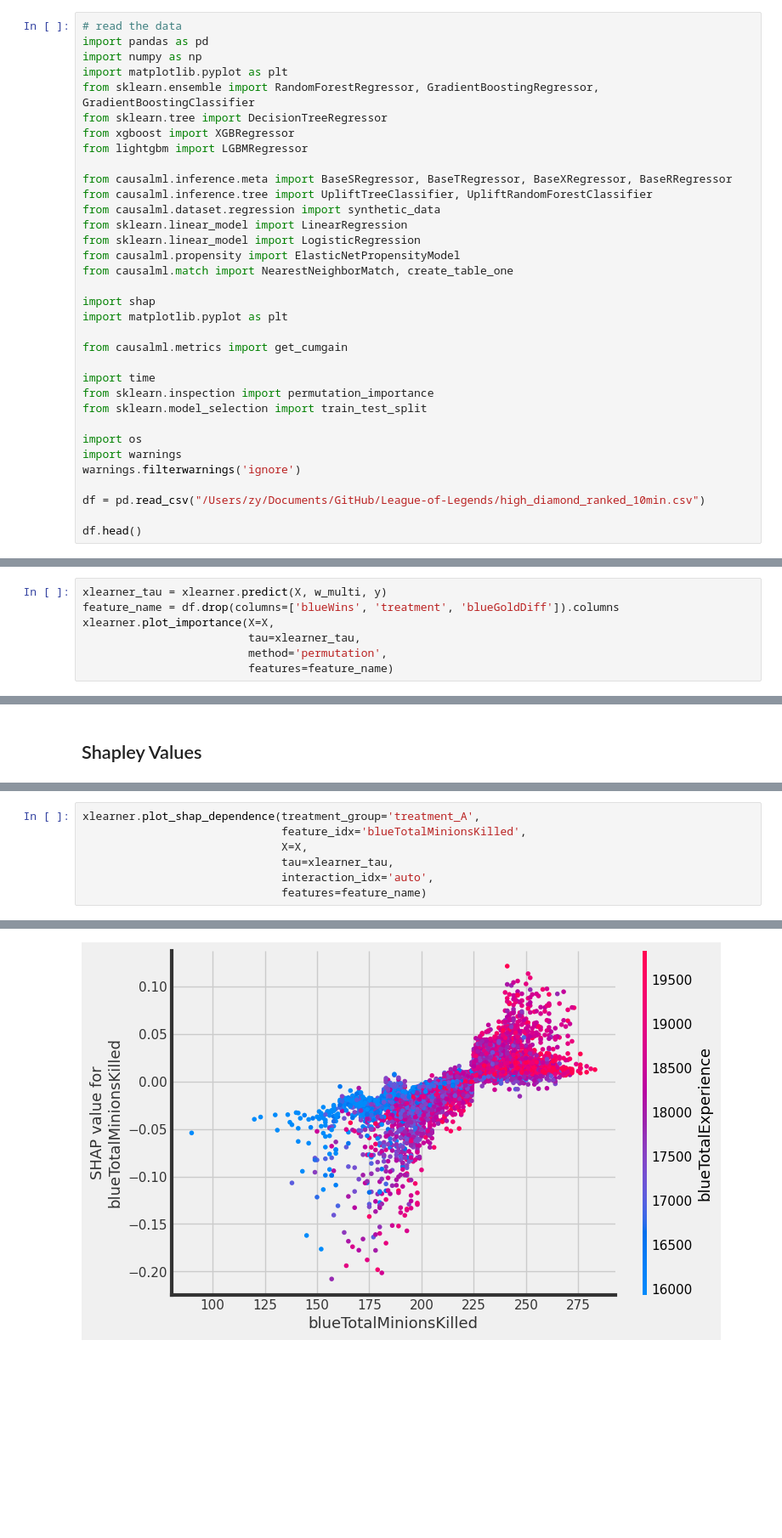
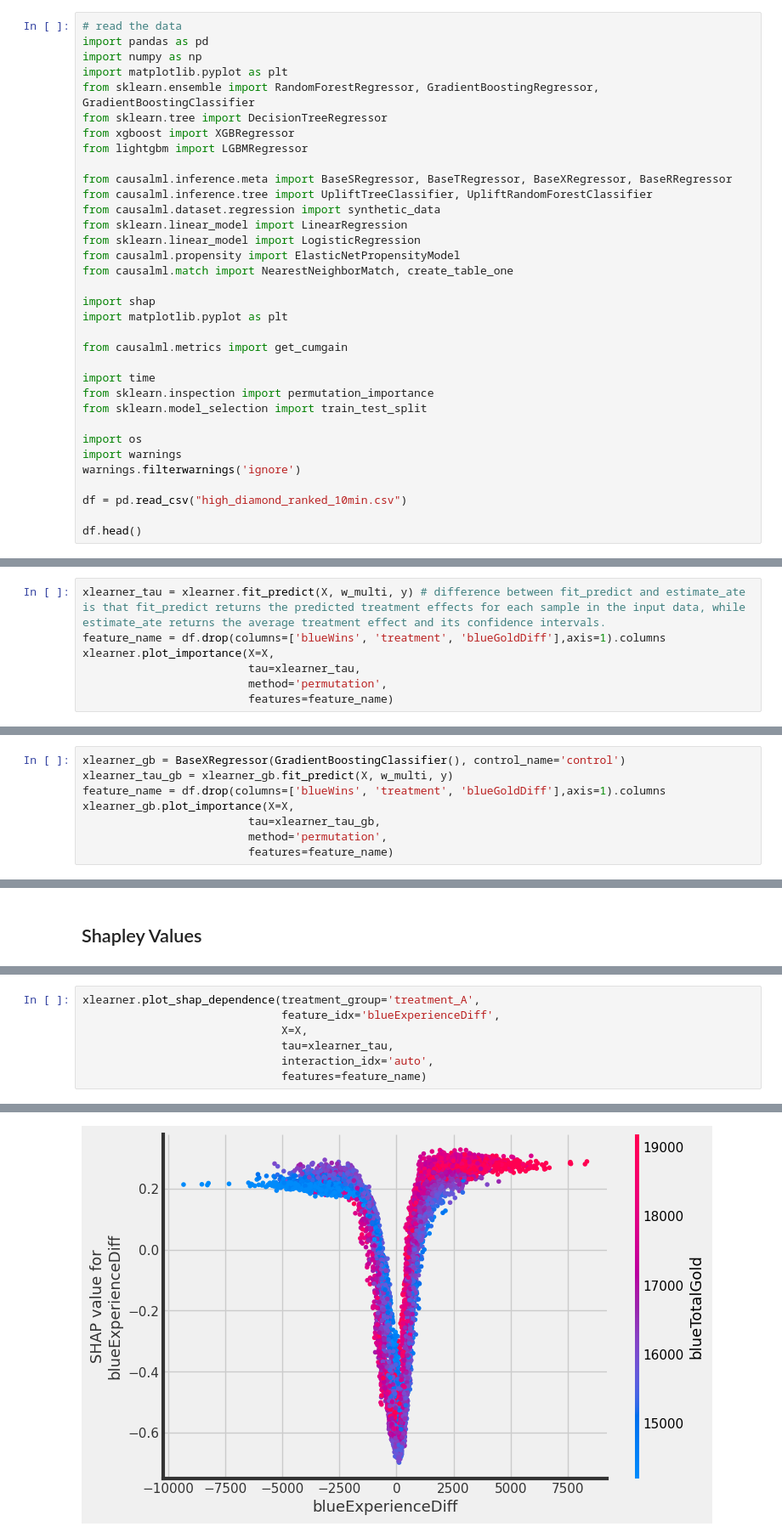
Before and after one commit to McGill-MMA-EnterpriseAnalytics/League-of-Legends, a Jupyter notebook: CasualInference.ipynb, the cells around one changed output, grey strips where cells are left out. Shown at 85% size. Drawn from its saved outputs; the diff is of its cells as text; blank space fills up the shorter version.

```diff
--- a/CasualInference.ipynb
+++ b/CasualInference.ipynb
@@ -32,7 +32,7 @@ import os
 import warnings
 warnings.filterwarnings('ignore')
 
-df = pd.read_csv("/Users/zy/Documents/GitHub/League-of-Legends/high_diamond_ranked_10min.csv")
+df = pd.read_csv("high_diamond_ranked_10min.csv")
 
 df.head()
 # %% [output]
@@ -436,8 +497,8 @@ Estimated ATE on test set: 0.7905079941538671 (95% CI: 0.7454045149995441, 0.835
 ## Feature Importance (method = `permutation`)
 Permutation importance is a model-agnostic method and is often used to get a more reliable estimate of feature importance because it accounts for interactions between features and doesn't rely on model-specific metrics. Thus, we continue with this method.
 # %%
-xlearner_tau = xlearner.predict(X, w_multi, y)
-feature_name = df.drop(columns=['blueWins', 'treatment', 'blueGoldDiff']).columns
+xlearner_tau = xlearner.fit_predict(X, w_multi, y) # difference between fit_predict and estimate_ate is that fit_predict returns the predicted treatment effects for each sample in the input data, while estimate_ate returns the average treatment effect and its confidence intervals.
+feature_name = df.drop(columns=['blueWins', 'treatment', 'blueGoldDiff'],axis=1).columns
 xlearner.plot_importance(X=X,
                          tau=xlearner_tau,
                          method='permutation',
@@ -501,0 +562,8 @@ Text(0.5, 1.0, 'Test Set Permutation Importances')
+# %%
+xlearner_gb = BaseXRegressor(GradientBoostingClassifier(), control_name='control')
+xlearner_tau_gb = xlearner_gb.fit_predict(X, w_multi, y)
+feature_name = df.drop(columns=['blueWins', 'treatment', 'blueGoldDiff'],axis=1).columns
+xlearner_gb.plot_importance(X=X,
+                         tau=xlearner_tau_gb,
+                         method='permutation',
+                         features=feature_name)
@@ -525,6 +612,6 @@ And if memory is not enough, you can set `force_col_wise=true`.
 # %%
 xlearner.plot_shap_dependence(treatment_group='treatment_A',
-                              feature_idx='blueTotalMinionsKilled',
+                              feature_idx='blueExperienceDiff',
                               X=X,
                               tau=xlearner_tau,
                               interaction_idx='auto',
@@ -550 +637 @@ And if memory is not enough, you can set `force_col_wise=true`.
-[figure, old version]
+[figure, new version]
```
Also changed, not shown: parts of 27 cells of this notebook.
